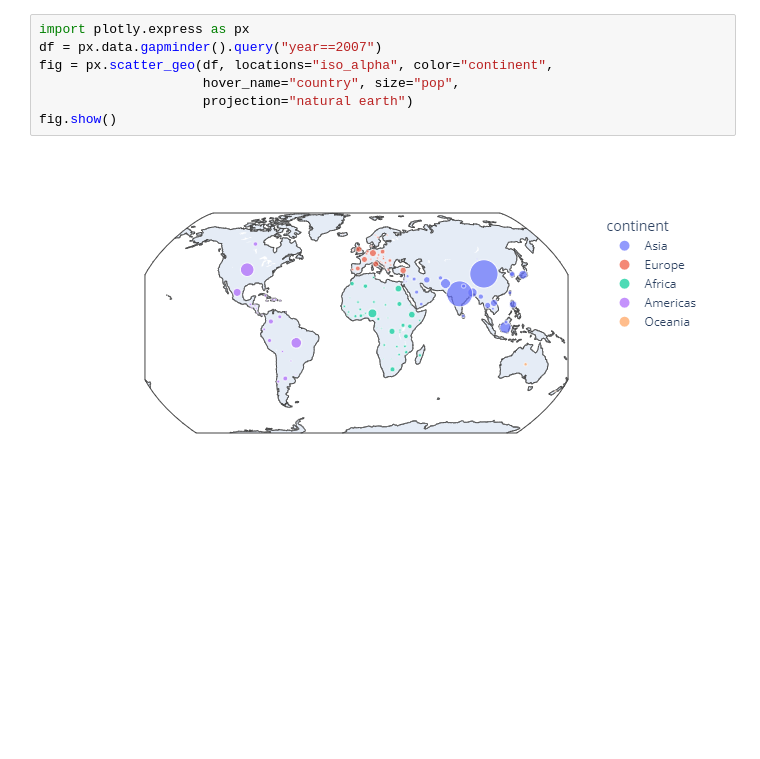
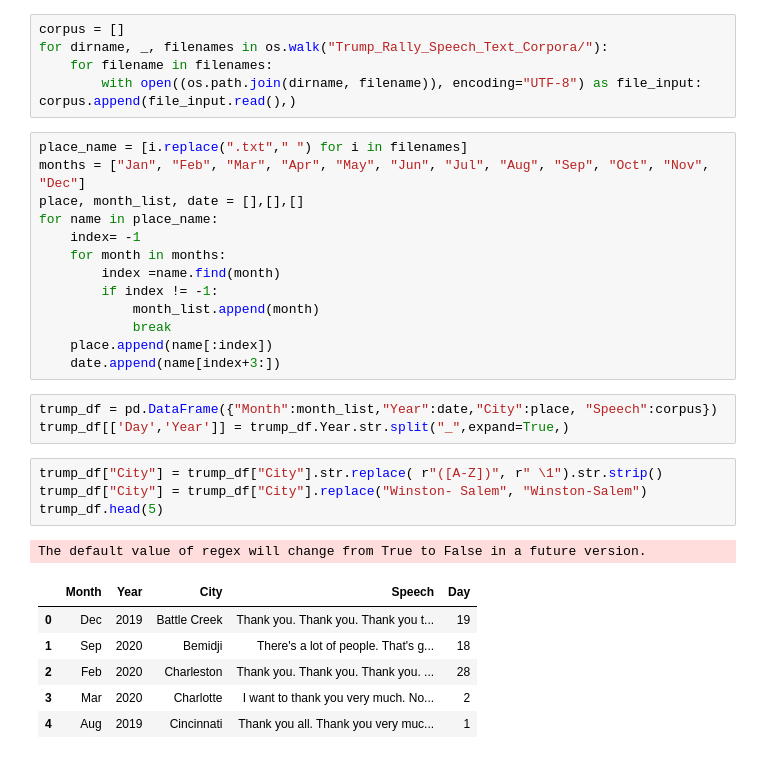
Before and after one commit to addiamir/Donald_Trump_Rally_Speech_NLP_Analysis, a Jupyter notebook: Graphing_Trump.ipynb, the cells around one changed output. Saved outputs shown, nothing was run; the diff lists cells and outputs as text; blank space fills up the shorter version.

```diff
--- a/Graphing_Trump.ipynb
+++ b/Graphing_Trump.ipynb
@@ -125,9 +49,33 @@ fig.show()
-# %%
-import plotly.express as px
-df = px.data.gapminder().query("year==2007")
-fig = px.scatter_geo(df, locations="iso_alpha", color="continent",
-                     hover_name="country", size="pop",
-                     projection="natural earth")
-fig.show()
-# %% [output]
-[figure, removed]
+# %%
+corpus = []
+for dirname, _, filenames in os.walk("Trump_Rally_Speech_Text_Corpora/"):
+    for filename in filenames:
+        with open((os.path.join(dirname, filename)), encoding="UTF-8") as file_input: corpus.append(file_input.read(),)
+# %%
+place_name = [i.replace(".txt"," ") for i in filenames]
+months = ["Jan", "Feb", "Mar", "Apr", "May", "Jun", "Jul", "Aug", "Sep", "Oct", "Nov", "Dec"]
+place, month_list, date = [],[],[]
+for name in place_name:
+    index= -1
+    for month in months:
+        index =name.find(month)
+        if index != -1:
+            month_list.append(month)
+            break
+    place.append(name[:index])
+    date.append(name[index+3:])
+# %%
+trump_df = pd.DataFrame({"Month":month_list,"Year":date,"City":place, "Speech":corpus})
+trump_df[['Day','Year']] = trump_df.Year.str.split("_",expand=True,)
+# %%
+trump_df["City"] = trump_df["City"].str.replace( r"([A-Z])", r" \1").str.strip()
+trump_df["City"] = trump_df["City"].replace("Winston- Salem", "Winston-Salem")
+trump_df.head(5)
+# %% [output]
+The default value of regex will change from True to False in a future version.
+|  | Month | Year | City | Speech | Day |
+| 0 | Dec | 2019 | Battle Creek | Thank you. Thank you. Thank you t... | 19 |
+| 1 | Sep | 2020 | Bemidji | There's a lot of people. That's g... | 18 |
+| 2 | Feb | 2020 | Charleston | Thank you. Thank you. Thank you. ... | 28 |
+| 3 | Mar | 2020 | Charlotte | I want to thank you very much. No... | 2 |
+| 4 | Aug | 2019 | Cincinnati | Thank you all. Thank you very muc... | 1 |
```
Also changed, not shown: parts of 10 cells of this notebook.
